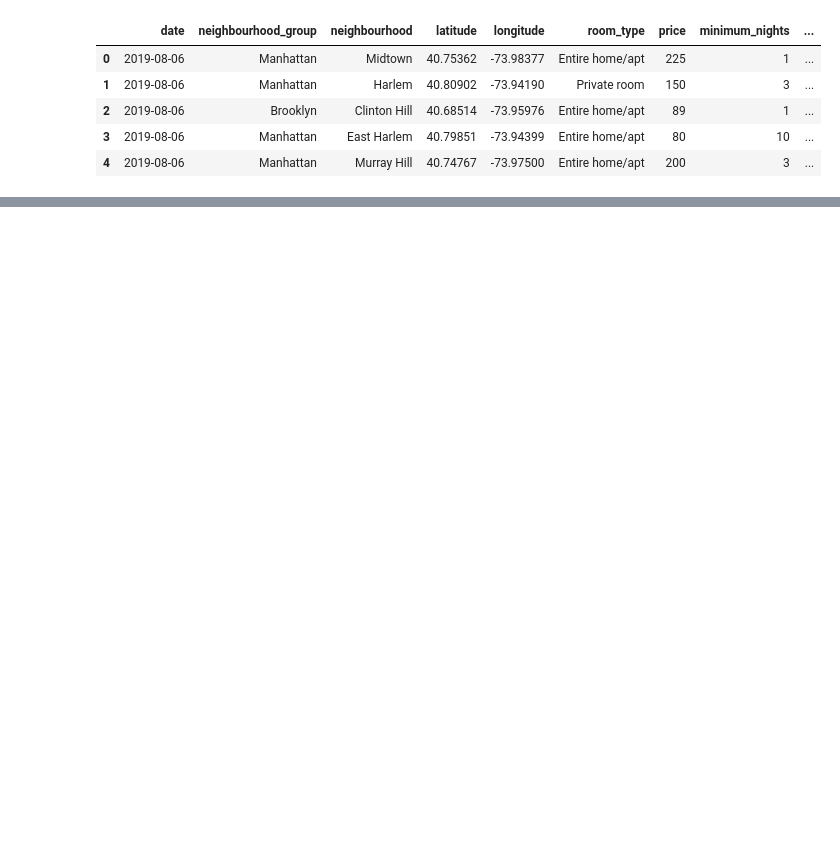
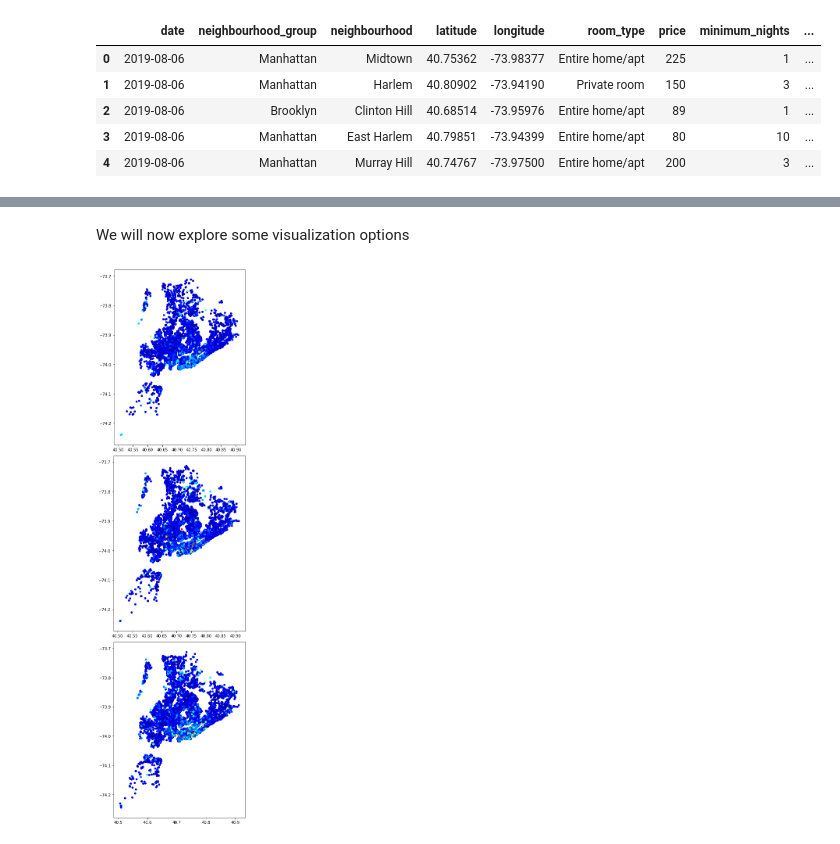
Before and after one commit to AndreKurait/EECS-731-Project-1, a Jupyter notebook: CombiningData.ipynb, the cells around one changed output, grey strips where cells are left out. Saved outputs shown, nothing was run; the diff lists cells and outputs as text; code cells hidden in the pictures; blank space fills up the shorter version.

```diff
--- a/CombiningData.ipynb
+++ b/CombiningData.ipynb
@@ -50,0 +106,3 @@ df.head()
+# %%
+q = df["price"].quantile(0.995)
+df = df[df["price"] < q]
@@ -51,14 +111,23 @@ df.head()
 # %%
 def refineDataFrame(df, date):
     df = df.drop(['id', 'name', 'host_id', 'host_name'], axis=1)
-    df.insert(0, 'date', dateParse(date), True)
-    df['last_review'] = df['last_review'].apply(parseThisBoi)
+    df.insert(0, 'date', dateParser(date), True)
+    df['last_review'] = df['last_review'].apply(dateParser)
     df['last_review'] = df['date'] - df['last_review']
-    return df.rename(columns={"last_review": "days_since_last_review"})
+    df['last_review'] = df['last_review'].apply(toDay)
+    df = df.rename(columns={"last_review": "days_since_last_review"})
+    df = df[df["availability_365"] > 0]
+    df = df[df["days_since_last_review"] >= 0]
+    df = df[df["days_since_last_review"] <= 365]
+    q = df["price"].quantile(0.995)
+    df = df[df["price"] < q]
+    return df
 # %%
+df1 = pd.read_csv('./Data/listings-2019-08-06.csv')
+df1 = refineDataFrame(df1, "2019-08-06")
 df2 = pd.read_csv('./Data/listings-2018-08-06.csv')
 df2 = refineDataFrame(df2, "2018-08-06")
 df3 = pd.read_csv('./Data/listings-2017-08-02.csv')
 df3 = refineDataFrame(df3, "2017-08-02")
 # %%
-data = pd.concat([df,df2,df3],ignore_index=True)
+fullData = pd.concat([df1,df2,df3],ignore_index=True)
@@ -85,0 +157,15 @@ data
+# %% [markdown]
+We will now explore some visualization options
+# %%
+fig, axs = plt.subplots(3, figsize=(20, 20))
+data = [fullData[fullData['date'] == "2019-08-06"], fullData[fullData['date'] == "2018-08-06"],fullData[fullData['date'] == "2017-08-02"]]
+axs[0].scatter(data[2]['latitude'], data[2]['longitude'], c=data[2]['price'],s=20, marker = 'o', cmap = cm.jet);
+axs[0].axis('scaled')
+axs[1].scatter(data[1]['latitude'], data[1]['longitude'], c=data[1]['price'],s=20, marker = 'o', cmap = cm.jet);
+axs[1].axis('scaled')
+axs[2].scatter(data[0]['latitude'], data[0]['longitude'], c=data[0]['price'],s=20, marker = 'o', cmap = cm.jet);
+axs[2].axis('scaled')
+fig.tight_layout()
+plt.show()
+# %% [output]
+[figure, added]
```
Also changed, not shown: parts of 18 cells of this notebook.
